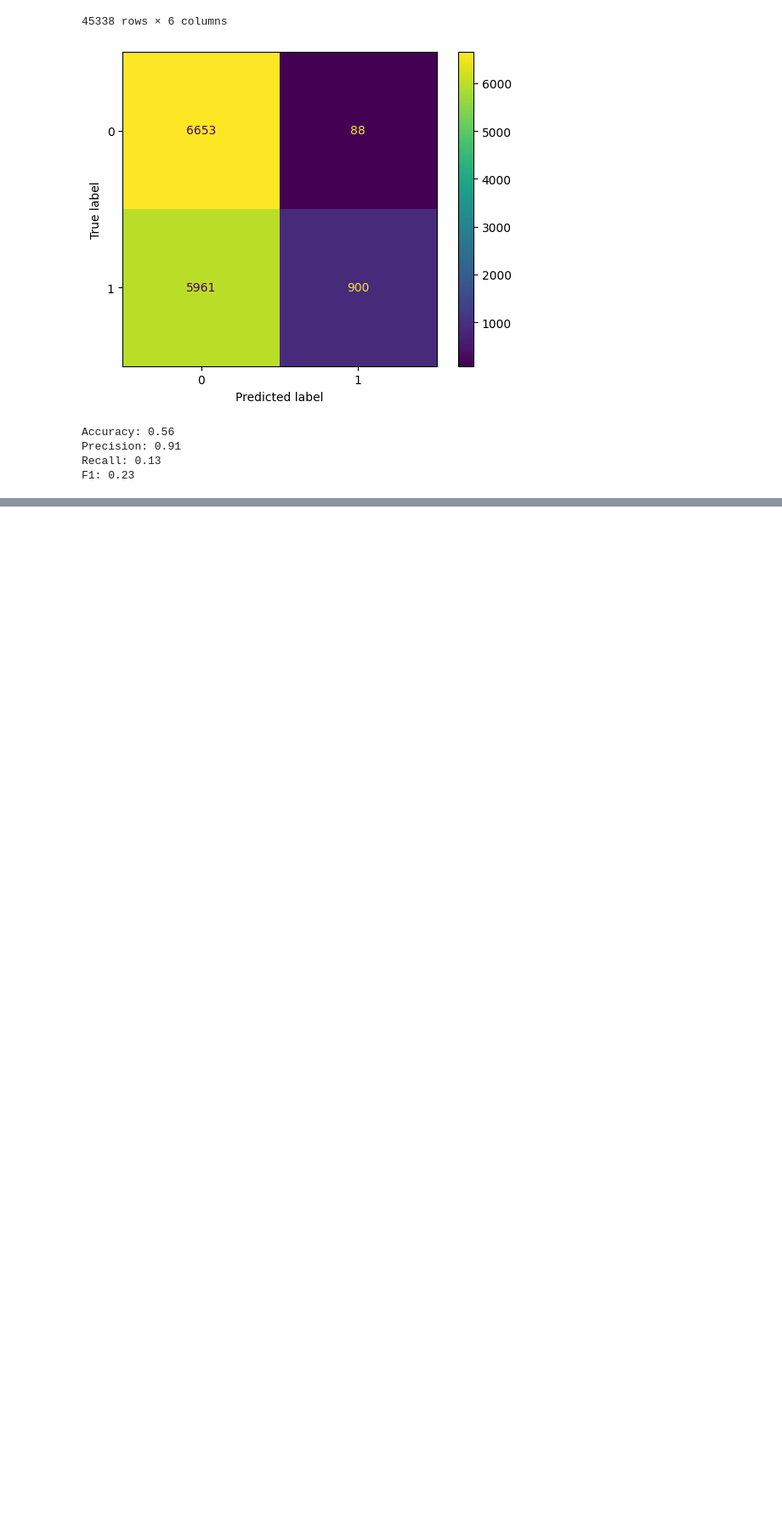
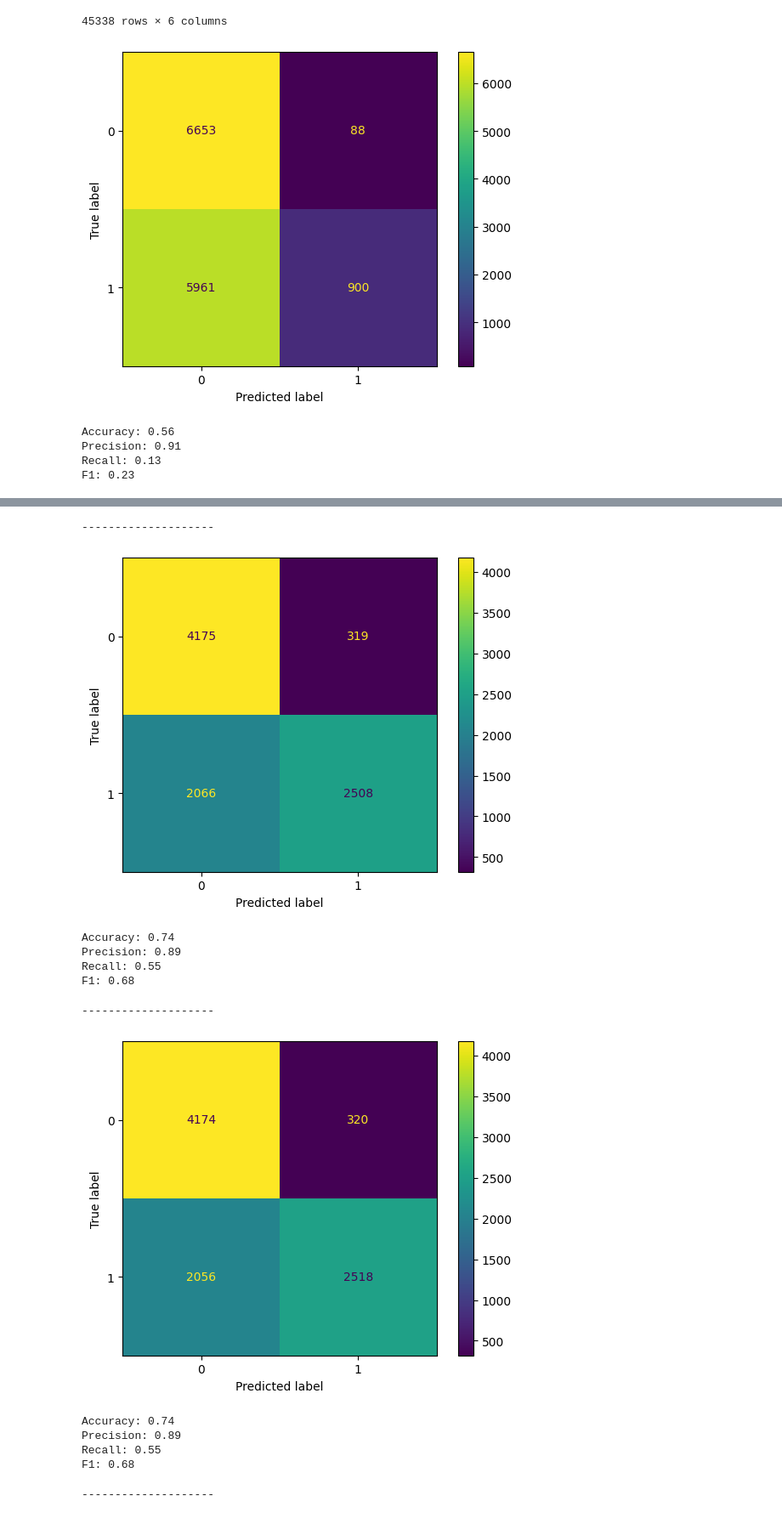
Before and after one commit to vytsb/Gilusis_Mokymas, a Jupyter notebook: lab1_NLP.ipynb, the cells around one changed output, grey strips where cells are left out. Shown: that part at 85% size. Saved outputs shown, nothing was run; the diff lists cells and outputs as text; code cells hidden in the pictures; blank space fills up the shorter version.

```diff
--- a/lab1_NLP.ipynb
+++ b/lab1_NLP.ipynb
@@ -327,0 +299,78 @@ F1: 0.59
+# %%
+#STOPWORDS.TXT pakeistas, pridėta daugiau žodžių
+
+# naujas duomenų apdorojimo būdas nr. 1 - pašalinti tokenai su skaičiais
+def remove_numbers(tokens):
+    return [token for token in tokens if not any(char.isdigit() for char in token)]
+
+filtered['tokens_4'] = filtered['tokens_3'].apply(remove_numbers)
+
+# naujas duomenų apdorojimo būdas nr. 2 - "sukamieninti" žodžiai pašalinant dažniausiai pasitaikančias galūnes
+
+def stemmer(tokens):
+    suffixes = ('ing', 'ly', 'ed', 'ious', 'ies', 'ive', 'es', 's', 'ment')
+    new_tokens = []
+    for token in tokens:
+        for suffix in suffixes:
+            if token.endswith(suffix) and len(token) > len(suffix) + 2:
+                token = token[:-len(suffix)]
+                break
+        new_tokens.append(token)
+    return new_tokens
+
+filtered['tokens_5'] = filtered['tokens_4'].apply(stemmer)
+
+# naujas duomenų apdorojimo būdas nr. 3 - apjungia neiginius. pvz: jei tokenai yra "not" ir po jo "bad", tai padaromas tokenas "not_bad"
+def join_negations(tokens):
+    negation_words = {'not', 'no', 'never'}
+    transformed_tokens = []
+    skip_next = False
+    for i, token in enumerate(tokens):
+        if skip_next:
+            skip_next = False
+            continue
+        if token in negation_words and i + 1 < len(tokens):
+            combined_token = token + '_' + tokens[i + 1]
+            transformed_tokens.append(combined_token)
+            skip_next = True  # Praleidžiam sekantį, nes jau apjungtas
+        else:
+            transformed_tokens.append(token)
+    return transformed_tokens
+
+filtered['tokens_6'] = filtered['tokens_5'].apply(join_negations)
+
+# naujas duomenų apdorojimo būdas nr. 4 - normalizuoja tokenus su pasikratojančiomis raidėmis. pvz "gooooood" padaro į "good"
+def normalize_repeated(tokens):
+    pattern = re.compile(r'(.)\1{2,}')  # suveikia jei simbolis pakartotas daugiau nei 2kartus.
+    normalized_tokens = [pattern.sub(r'\1\1', token) for token in tokens] # palieka tokene tik 2 pasikartojančias raides
+    return normalized_tokens
+
+filtered['tokens_7'] = filtered['tokens_6'].apply(normalize_repeated)
+
+
+# paleidžiamas stratified K fold su naujai apdorotais duomenimis
+kfold = StratifiedKFold(5, shuffle=True, random_state=21)
+
+for train_index, test_index in kfold.split(filtered[['tokens_7']], filtered['label']):
+    train_x = filtered.iloc[train_index][['tokens_7']]
+    test_x = filtered.iloc[test_index][['tokens_7']]
+    train_y = filtered.iloc[train_index]['label']
+    test_y = filtered.iloc[test_index]['label']
+
+    preds = naive_bayes_prediction(train_x, train_y, test_x, 'tokens_7')
+    print('-' * 20)
+    print_metrics(test_y, preds)
+# %% [output]
+--------------------
+[figure, added]
+Accuracy: 0.74
+Precision: 0.89
+Recall: 0.55
+F1: 0.68
+--------------------
+[figure, added]
+Accuracy: 0.74
+Precision: 0.89
+Recall: 0.55
+F1: 0.68
+--------------------
```
Also changed, not shown: parts of 11 cells of this notebook.
